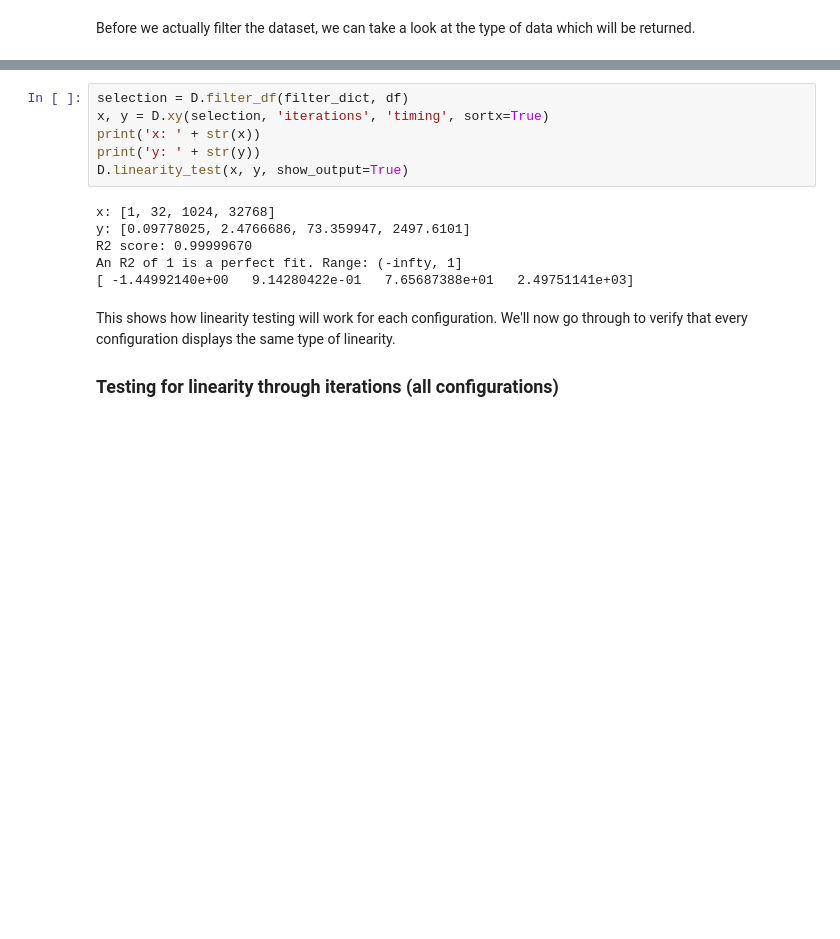
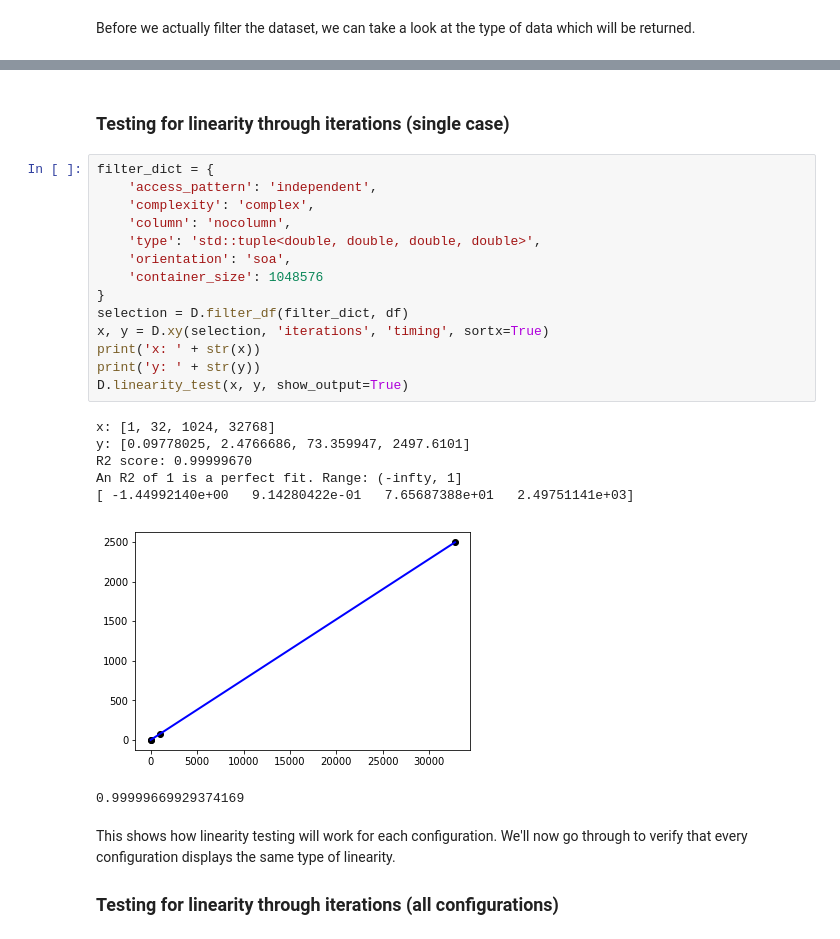
Before and after one commit to gress2/unpack-analysis-2, a Jupyter notebook: Analysis 2.ipynb, the cells around one changed output, grey strips where cells are left out. Drawn from its saved outputs; the diff is of its cells as text; blank space fills up the shorter version.

```diff
--- a/Analysis 2.ipynb
+++ b/Analysis 2.ipynb
@@ -44,15 +57,27 @@ We can see in this case the only dimension with size of more than 1 is iteration
+# %% [markdown]
+### Testing for linearity through iterations (single case)
 # %%
+filter_dict = {
+    'access_pattern': 'independent',
+    'complexity': 'complex',
+    'column': 'nocolumn',
+    'type': 'std::tuple<double, double, double, double>',
+    'orientation': 'soa',
+    'container_size': 1048576
+}
 selection = D.filter_df(filter_dict, df)
 x, y = D.xy(selection, 'iterations', 'timing', sortx=True)
 print('x: ' + str(x))
 print('y: ' + str(y))
 D.linearity_test(x, y, show_output=True)
 # %% [output]
 x: [1, 32, 1024, 32768]
 y: [0.09778025, 2.4766686, 73.359947, 2497.6101]
 R2 score: 0.99999670
 An R2 of 1 is a perfect fit. Range: (-infty, 1]
 [ -1.44992140e+00   9.14280422e-01   7.65687388e+01   2.49751141e+03]
+[figure, added]
+0.99999669929374169
 # %% [markdown]
 This shows how linearity testing will work for each configuration. We'll now go through to verify that every configuration displays the same type of linearity.
 
```
Also changed, not shown: parts of 17 cells of this notebook, 1 other file.
